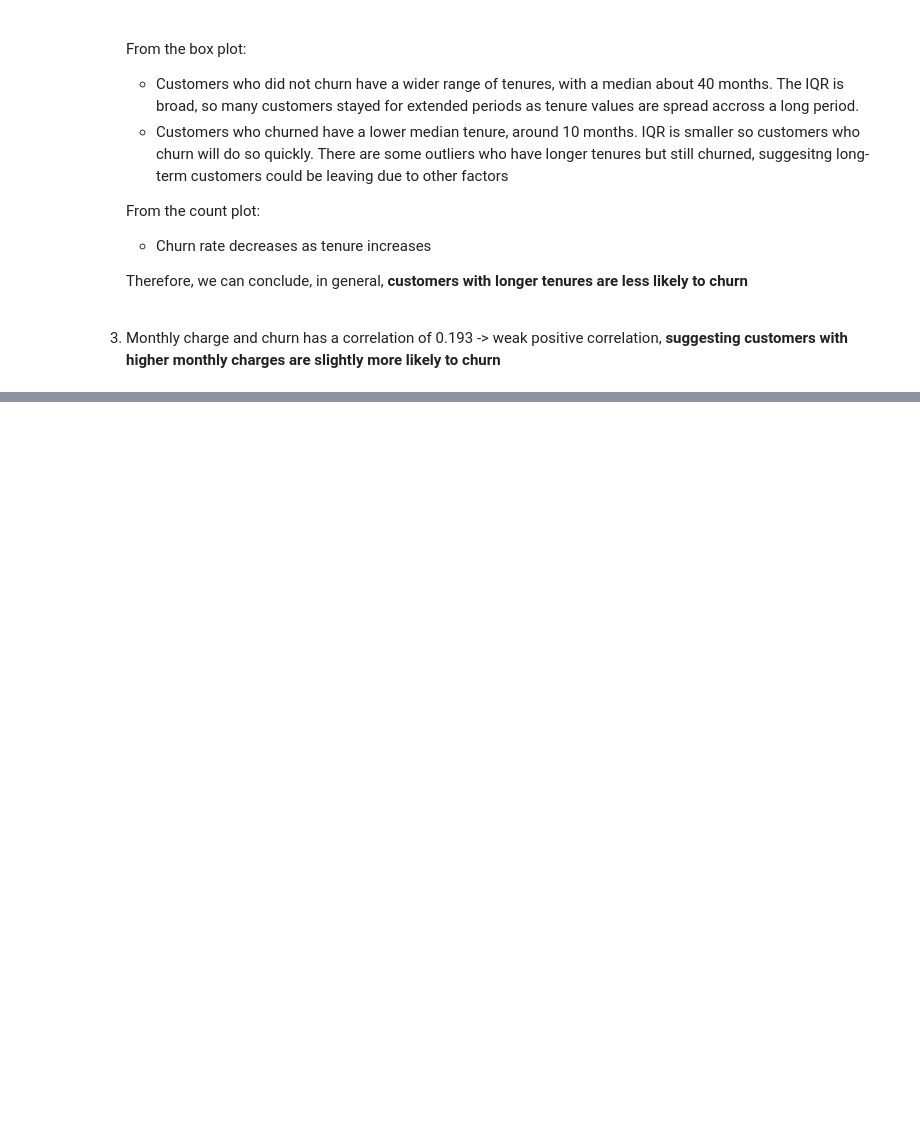
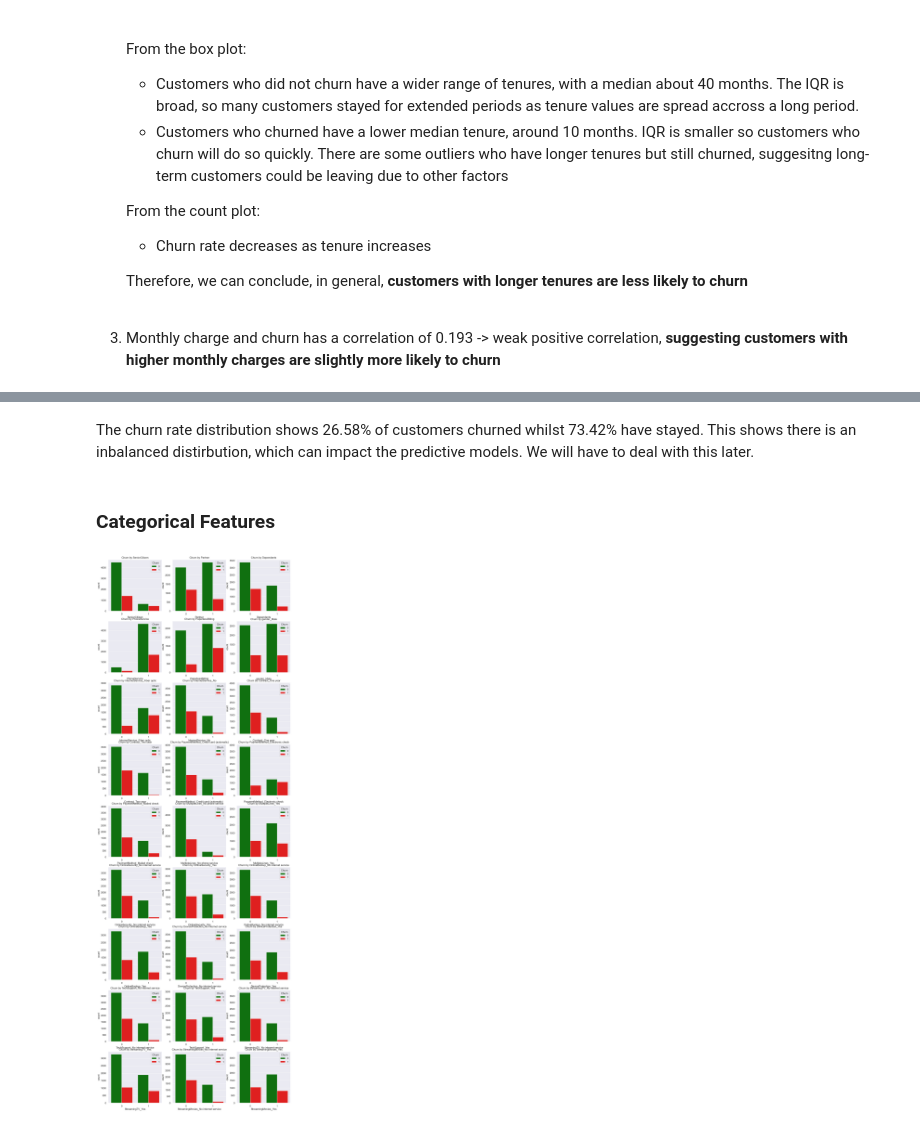
Before and after one commit to AyoubGutin/Customer-Churn, a Jupyter notebook: notebooks/Exploratory_Data_Analysis.ipynb, the cells around one changed output, grey strips where cells are left out. Saved outputs shown, nothing was run; the diff lists cells and outputs as text; code cells hidden in the pictures; blank space fills up the shorter version.

```diff
--- a/notebooks/Exploratory_Data_Analysis.ipynb
+++ b/notebooks/Exploratory_Data_Analysis.ipynb
@@ -100,0 +113,25 @@ plt.show()
+# %% [markdown]
+The churn rate distribution shows 26.58% of customers churned whilst 73.42% have stayed. This shows there is an inbalanced distirbution, which can impact the predictive models. We will have to deal with this later.
+# %% [markdown]
+### Categorical Features
+# %%
+# identify cateogrical features
+categorical_features = [col for col in df.columns if df[col].nunique() <= 2 and col!= "Churn"]
+
+# get rows and columns for subplots
+num_features = len(categorical_features)
+cols = 3
+rows=math.ceil(num_features/cols)
+
+# subplots
+fig, axes = plt.subplots(rows, cols, figsize=(cols *5, rows*5))
+axes = axes.flatten()
+
+for i, feature in enumerate(categorical_features):
+    sns.countplot(x=feature, hue="Churn", data=df, palette=["green", "red"], ax=axes[i])
+    axes[i].set_title(f"Churn by {feature}")
+
+plt.tight_layout
+plt.show()
+# %% [output]
+[figure, added]
```
Also changed, not shown: parts of 3 cells of this notebook, 1 other file.
